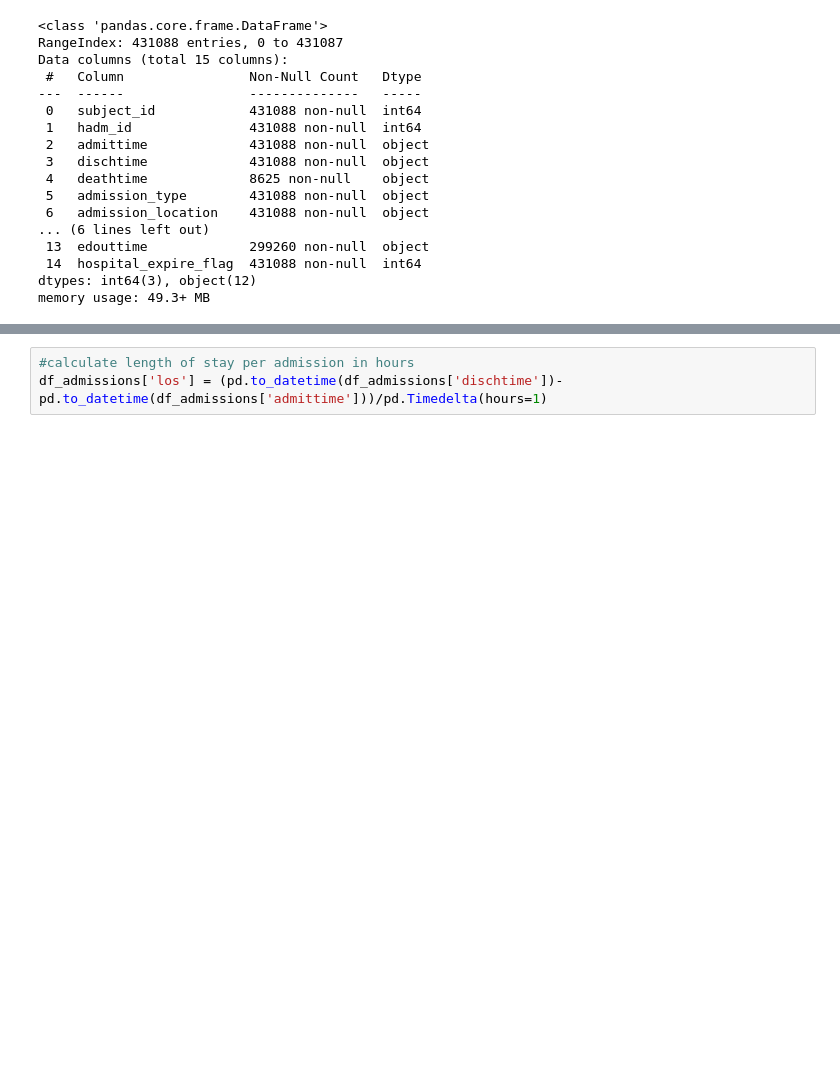
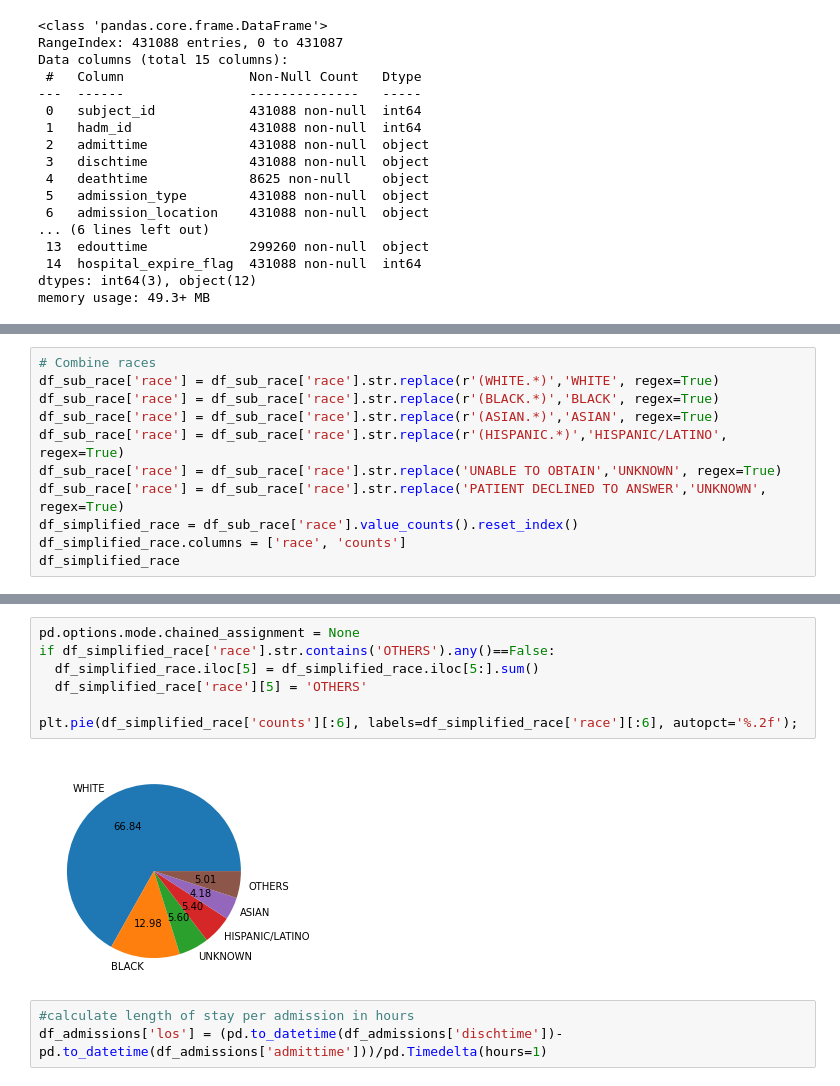
Before and after one commit to iupui-soic/pybootcamp, a Jupyter notebook: saptarshi_day5.ipynb, the cells around one changed output, grey strips where cells are left out. Saved outputs shown, nothing was run; the diff lists cells and outputs as text; blank space fills up the shorter version.

```diff
--- a/saptarshi_day5.ipynb
+++ b/saptarshi_day5.ipynb
@@ -103,0 +98,11 @@ df_sub_race['unique'].value_counts().loc[lambda x : x>1800].plot(kind='pie', aut
+# %%
+# Combine races
+df_sub_race['race'] = df_sub_race['race'].str.replace(r'(WHITE.*)','WHITE', regex=True)
+df_sub_race['race'] = df_sub_race['race'].str.replace(r'(BLACK.*)','BLACK', regex=True)
+df_sub_race['race'] = df_sub_race['race'].str.replace(r'(ASIAN.*)','ASIAN', regex=True)
+df_sub_race['race'] = df_sub_race['race'].str.replace(r'(HISPANIC.*)','HISPANIC/LATINO', regex=True)
+df_sub_race['race'] = df_sub_race['race'].str.replace('UNABLE TO OBTAIN','UNKNOWN', regex=True)
+df_sub_race['race'] = df_sub_race['race'].str.replace('PATIENT DECLINED TO ANSWER','UNKNOWN', regex=True)
+df_simplified_race = df_sub_race['race'].value_counts().reset_index()
+df_simplified_race.columns = ['race', 'counts']
+df_simplified_race
@@ -104,3 +122,12 @@ df_sub_race['unique'].value_counts().loc[lambda x : x>1800].plot(kind='pie', aut
+# %%
+pd.options.mode.chained_assignment = None
+if df_simplified_race['race'].str.contains('OTHERS').any()==False:
+  df_simplified_race.iloc[5] = df_simplified_race.iloc[5:].sum()
+  df_simplified_race['race'][5] = 'OTHERS'
+
+plt.pie(df_simplified_race['counts'][:6], labels=df_simplified_race['race'][:6], autopct='%.2f');
+# %% [output]
+[figure, added]
 # %%
 #calculate length of stay per admission in hours
 df_admissions['los'] = (pd.to_datetime(df_admissions['dischtime'])-pd.to_datetime(df_admissions['admittime']))/pd.Timedelta(hours=1)
```
Also changed, not shown: parts of 5 cells of this notebook.
